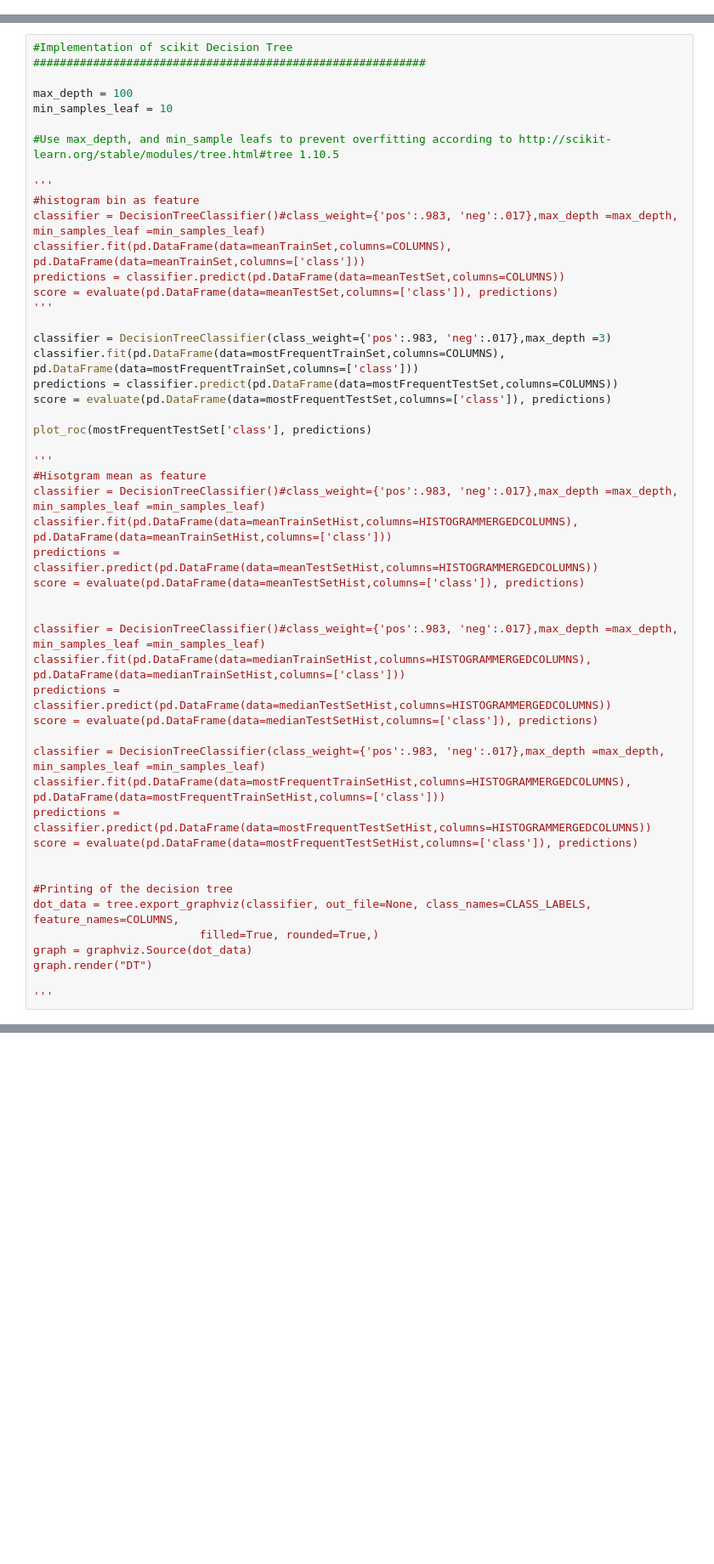
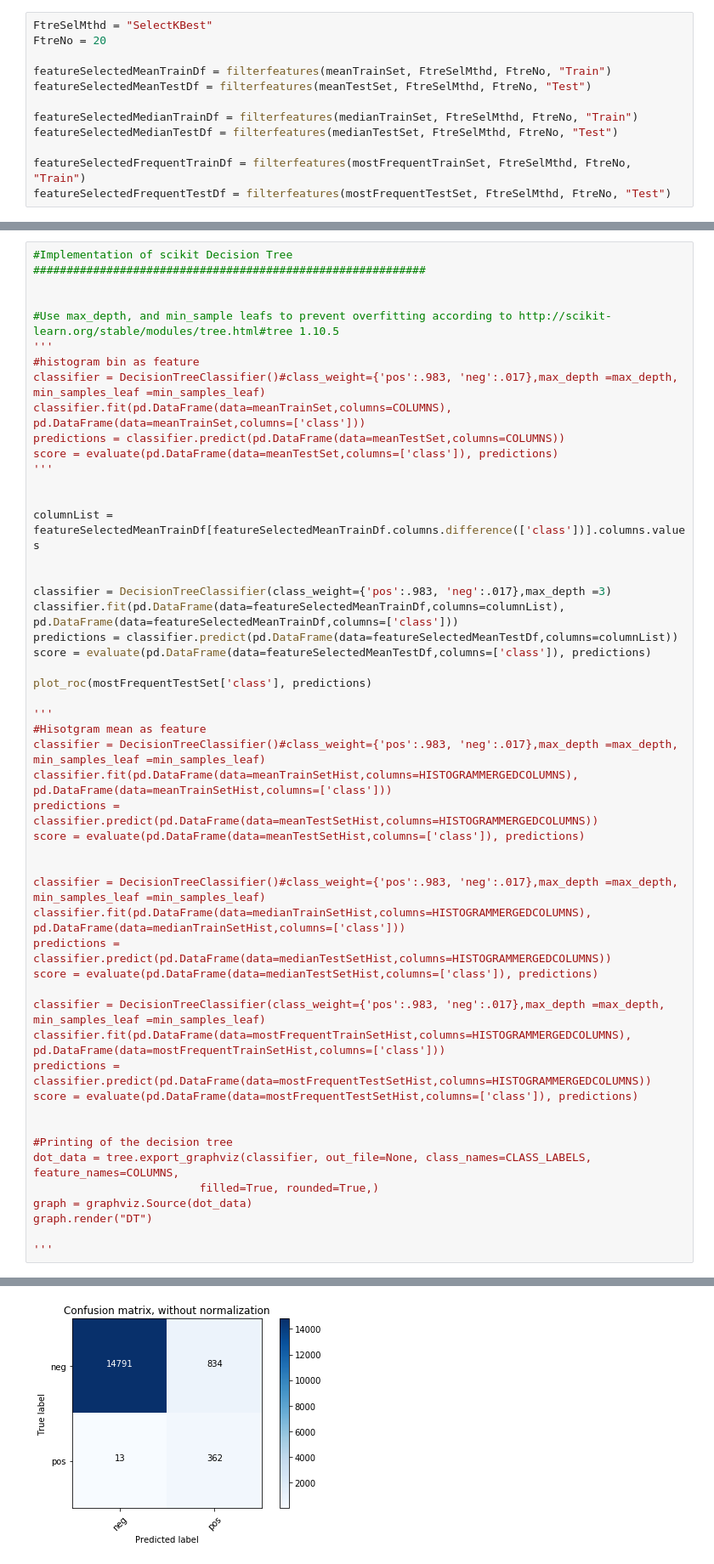
Before and after one commit to AJwgnr/ATIML, a Jupyter notebook: Final Version.ipynb, the cells around one changed output, grey strips where cells are left out. Shown at 85% size. Cells and saved outputs as stored; diff of their text form; blank space fills up the shorter version.

Commit message:
added Feature Selection

```diff
--- a/Final Version.ipynb
+++ b/Final Version.ipynb
@@ -281,3 +362,15 @@ medianTrainSetHist = histogramProcessing(medianTrainSet)
 medianTestSetHist = histogramProcessing(medianTestSet)
 mostFrequentTrainSetHist = histogramProcessing(mostFrequentTrainSet)
 mostFrequentTestSetHist = histogramProcessing(mostFrequentTestSet)
+# %%
+FtreSelMthd = "SelectKBest"
+FtreNo = 20
+
+featureSelectedMeanTrainDf = filterfeatures(meanTrainSet, FtreSelMthd, FtreNo, "Train")
+featureSelectedMeanTestDf = filterfeatures(meanTestSet, FtreSelMthd, FtreNo, "Test")
+
+featureSelectedMedianTrainDf = filterfeatures(medianTrainSet, FtreSelMthd, FtreNo, "Train")
+featureSelectedMedianTestDf = filterfeatures(medianTestSet, FtreSelMthd, FtreNo, "Test")
+
+featureSelectedFrequentTrainDf = filterfeatures(mostFrequentTrainSet, FtreSelMthd, FtreNo, "Train")
+featureSelectedFrequentTestDf = filterfeatures(mostFrequentTestSet, FtreSelMthd, FtreNo, "Test")
@@ -285,11 +409,8 @@ mostFrequentTestSetHist = histogramProcessing(mostFrequentTestSet)
 #Implementation of scikit Decision Tree
 ###########################################################
 
-max_depth = 100
-min_samples_leaf = 10
 
 #Use max_depth, and min_sample leafs to prevent overfitting according to http://scikit-learn.org/stable/modules/tree.html#tree 1.10.5
-
 '''
 #histogram bin as feature
 classifier = DecisionTreeClassifier()#class_weight={'pos':.983, 'neg':.017},max_depth =max_depth, min_samples_leaf =min_samples_leaf)
@@ -298,10 +419,14 @@ predictions = classifier.predict(pd.DataFrame(data=meanTestSet,columns=COLUMNS))
 score = evaluate(pd.DataFrame(data=meanTestSet,columns=['class']), predictions)
 '''
 
+
+columnList = featureSelectedMeanTrainDf[featureSelectedMeanTrainDf.columns.difference(['class'])].columns.values
+
+
 classifier = DecisionTreeClassifier(class_weight={'pos':.983, 'neg':.017},max_depth =3)
-classifier.fit(pd.DataFrame(data=mostFrequentTrainSet,columns=COLUMNS), pd.DataFrame(data=mostFrequentTrainSet,columns=['class']))
-predictions = classifier.predict(pd.DataFrame(data=mostFrequentTestSet,columns=COLUMNS))
-score = evaluate(pd.DataFrame(data=mostFrequentTestSet,columns=['class']), predictions)
+classifier.fit(pd.DataFrame(data=featureSelectedMeanTrainDf,columns=columnList), pd.DataFrame(data=featureSelectedMeanTrainDf,columns=['class']))
+predictions = classifier.predict(pd.DataFrame(data=featureSelectedMeanTestDf,columns=columnList))
+score = evaluate(pd.DataFrame(data=featureSelectedMeanTestDf,columns=['class']), predictions)
 
 plot_roc(mostFrequentTestSet['class'], predictions)
 
@@ -331,3 +456,4 @@ graph = graphviz.Source(dot_data)
 graph.render("DT")
 
 '''
+# %% [output]
@@ -333,0 +473 @@ graph.render("DT")
+[figure, added]
```
Also changed, not shown: parts of 5 cells of this notebook.
